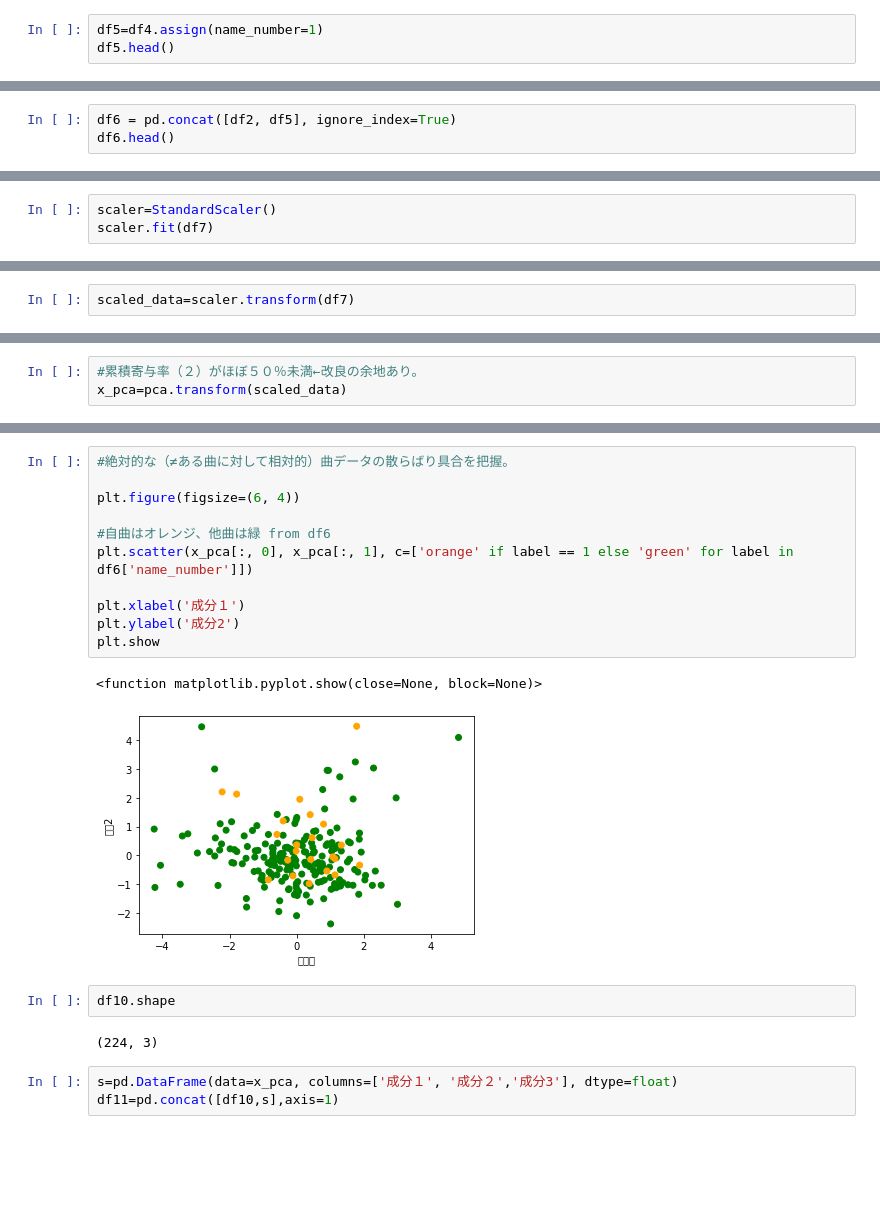
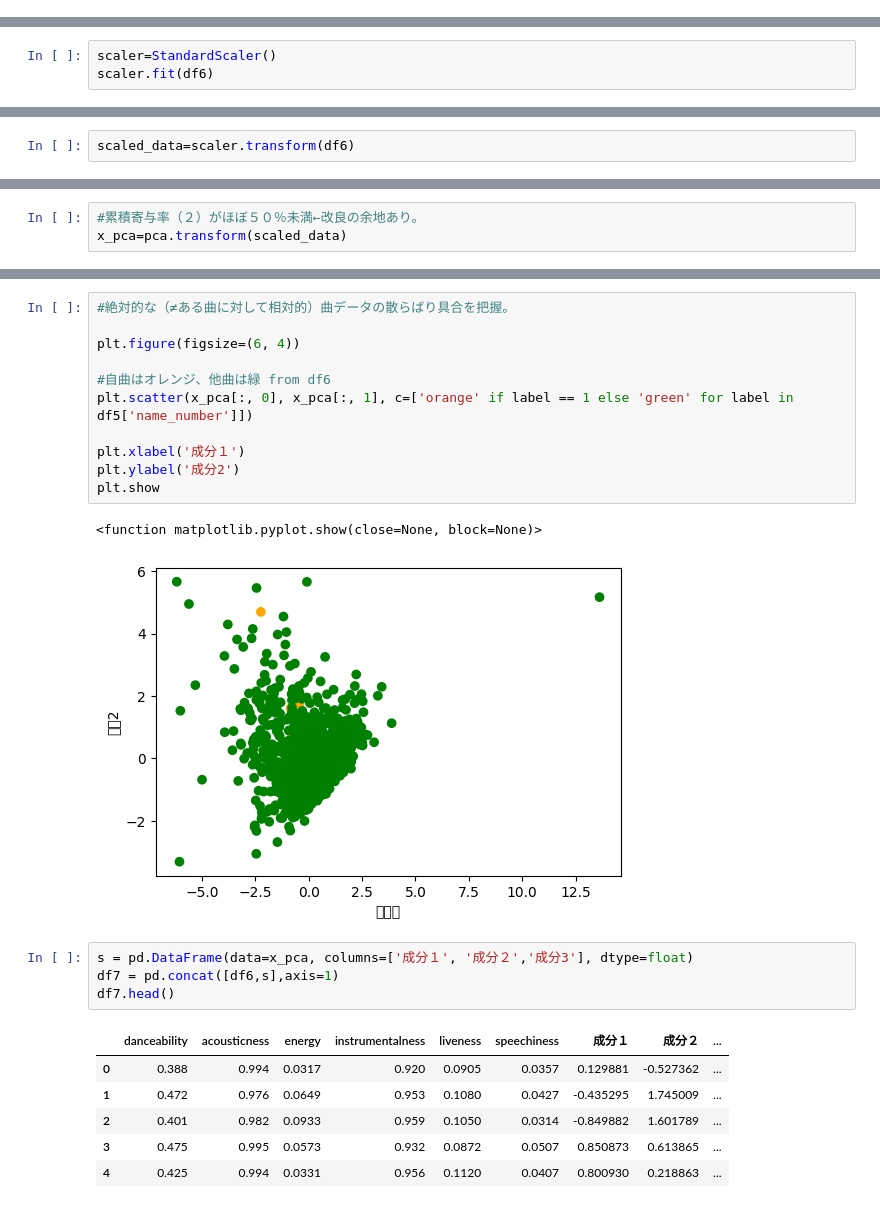
Before and after one commit to Tatsuhiro-Miyazawa/Sptify-PCA, a Jupyter notebook: 類似曲検索（主成分分析）.ipynb, the cells around one changed output, grey strips where cells are left out. Saved outputs shown, nothing was run; the diff lists cells and outputs as text; blank space fills up the shorter version.

```diff
--- a/類似曲検索（主成分分析）.ipynb
+++ b/類似曲検索（主成分分析）.ipynb
@@ -263,3 +189,0 @@ df4.head()
-# %%
-df5=df4.assign(name_number=1)
-df5.head()
@@ -273,3 +189,0 @@ df5.head()
-# %%
-df6 = pd.concat([df2, df5], ignore_index=True)
-df6.head()
@@ -322,10 +190,10 @@ from sklearn.preprocessing import StandardScaler
 # %%
 scaler=StandardScaler()
-scaler.fit(df7)
+scaler.fit(df6)
 # %% [output]
 StandardScaler()
 # %%
-scaled_data=scaler.transform(df7)
+scaled_data=scaler.transform(df6)
 # %%
 scaled_data
 # %% [output]
@@ -413,21 +262,25 @@ array([[-1.51101640e+00, -9.90161939e-02,  1.83258720e-01],
 # %%
 #絶対的な（≠ある曲に対して相対的）曲データの散らばり具合を把握。
 
 plt.figure(figsize=(6, 4))
 
 #自曲はオレンジ、他曲は緑 from df6
-plt.scatter(x_pca[:, 0], x_pca[:, 1], c=['orange' if label == 1 else 'green' for label in df6['name_number']])
+plt.scatter(x_pca[:, 0], x_pca[:, 1], c=['orange' if label == 1 else 'green' for label in df5['name_number']])
 
 plt.xlabel('成分１')
 plt.ylabel('成分2')
 plt.show
 # %% [output]
 <function matplotlib.pyplot.show(close=None, block=None)>
-[figure, old version]
+[figure, new version]
-# %%
-df10.shape
-# %% [output]
-(224, 3)
 # %%
-s=pd.DataFrame(data=x_pca, columns=['成分１', '成分２','成分3'], dtype=float)
-df11=pd.concat([df10,s],axis=1)
+s = pd.DataFrame(data=x_pca, columns=['成分１', '成分２','成分3'], dtype=float)
+df7 = pd.concat([df6,s],axis=1)
+df7.head()
+# %% [output]
+|  | danceability | acousticness | energy | instrumentalness | liveness | speechiness | 成分１ | 成分２ | ... |
+| 0 | 0.388 | 0.994 | 0.0317 | 0.920 | 0.0905 | 0.0357 | 0.129881 | -0.527362 | ... |
+| 1 | 0.472 | 0.976 | 0.0649 | 0.953 | 0.1080 | 0.0427 | -0.435295 | 1.745009 | ... |
+| 2 | 0.401 | 0.982 | 0.0933 | 0.959 | 0.1050 | 0.0314 | -0.849882 | 1.601789 | ... |
+| 3 | 0.475 | 0.995 | 0.0573 | 0.932 | 0.0872 | 0.0507 | 0.850873 | 0.613865 | ... |
+| 4 | 0.425 | 0.994 | 0.0331 | 0.956 | 0.1120 | 0.0407 | 0.800930 | 0.218863 | ... |
```
Also changed, not shown: parts of 39 cells of this notebook.
